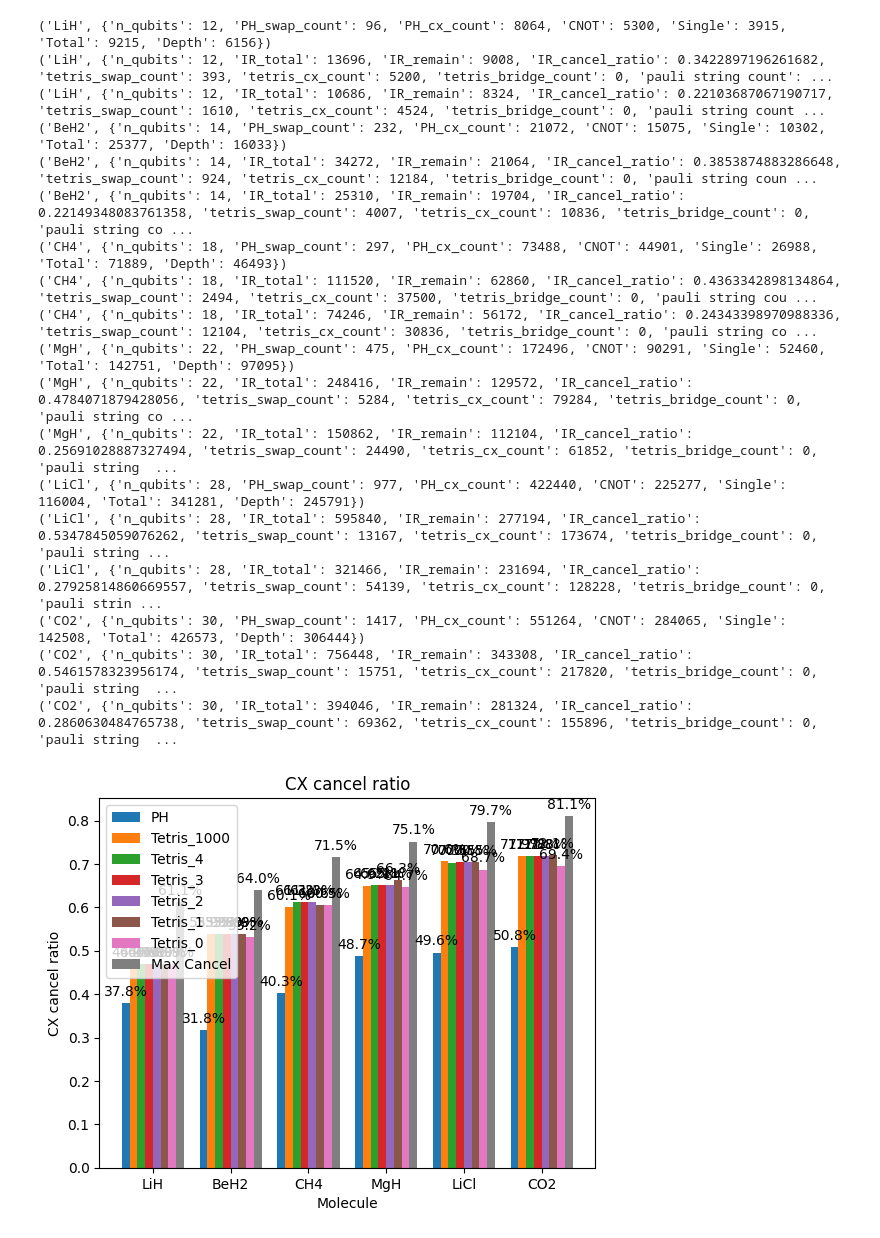
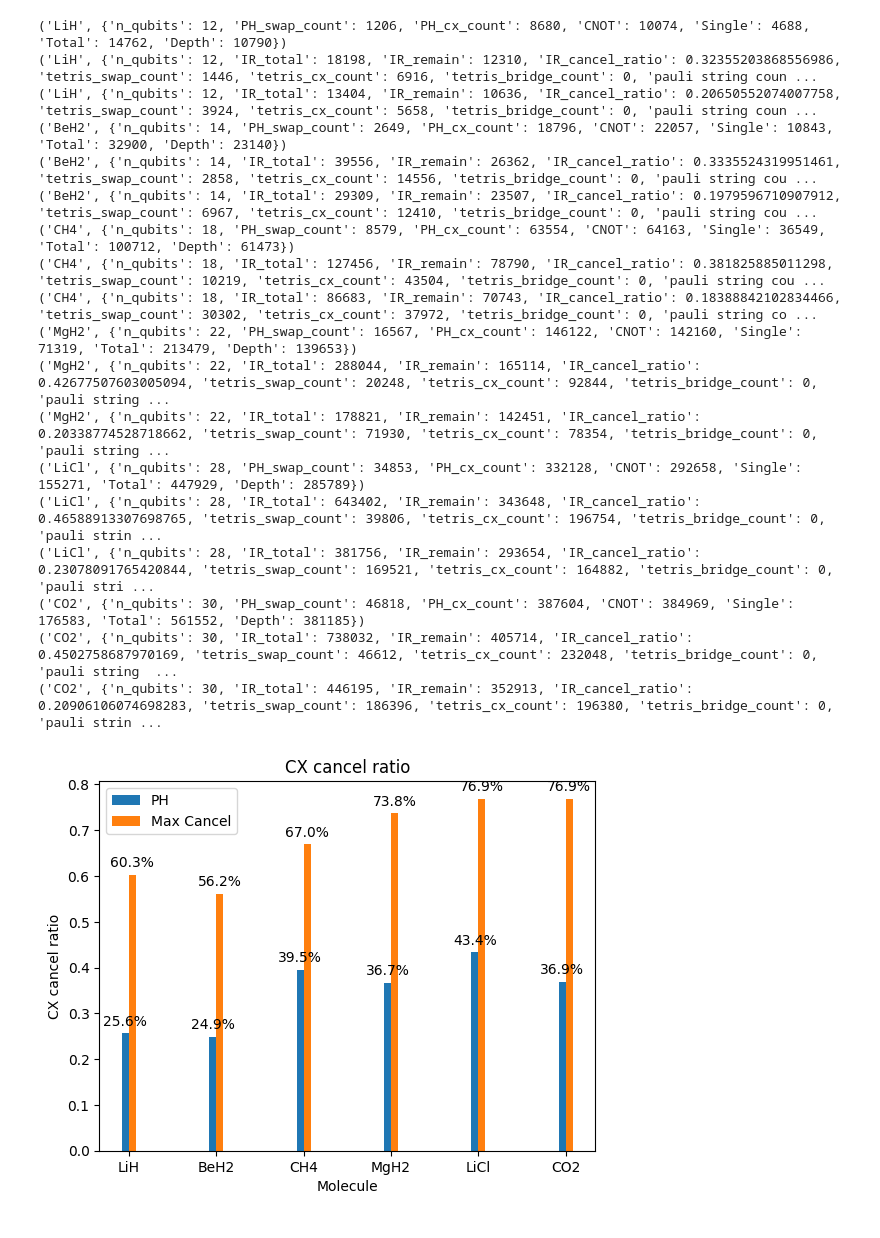
Before and after one commit to abclzr/vqe_tetris, a Jupyter notebook: core/result.ipynb, the cells around one changed output. Saved outputs shown, nothing was run; the diff lists cells and outputs as text; code cells hidden in the pictures.

Commit message:
add bravyi_kitaev and parity

```diff
--- a/core/result.ipynb
+++ b/core/result.ipynb
@@ -6,14 +6,19 @@ def pickle_load(filename):
         obj = pickle.load(f)
     return obj
 
-PH_data_list = pickle_load('PH_data.pickle')
-Tetris_data_list = pickle_load('Tetris_swap_coefficient_3_data.pickle')
-Max_cancel_data_list = pickle_load('Tetris_max_cancel_data.pickle')
+# mapper = 'jordan_wigner'
+mapper = 'bravyi_kitaev'
+# mapper = 'parity'
 
-swap_coefficients = [1000, 4, 3, 2, 1, 0]
+PH_data_list = pickle_load(f'runs/{mapper}/PH_data.pickle')
+Tetris_data_list = pickle_load(f'runs/{mapper}/Tetris_data.pickle')
+Max_cancel_data_list = pickle_load(f'runs/{mapper}/Tetris_max_cancel_data.pickle')
+
+# swap_coefficients = [1000, 4, 3, 2, 1, 0.75, 0.5, 0.25, 0]
+swap_coefficients = []
 Tetris_swap_coefficient_data_list = {}
 for swap_coeff in swap_coefficients:
-    Tetris_swap_coefficient_data_list[swap_coeff] = pickle_load(f'Tetris_swap_coefficient_{swap_coeff}_data.pickle')
+    Tetris_swap_coefficient_data_list[swap_coeff] = pickle_load(f'runs/{mapper}/Tetris_swap_coefficient_{swap_coeff}_data.pickle')
 # %%
 categories = []
 ph_cx_cancel_ratio = []
@@ -60,24 +65,24 @@ for i, (ph_data, tetris_data, max_cancel_data) in enumerate(zip(PH_data_list, Te
         tetris_various_swaps[j].append(data['tetris_swap_count'])
         tetris_various_cnots[j].append(data['CNOT'])
 # %% [output]
-('LiH', {'n_qubits': 12, 'PH_swap_count': 96, 'PH_cx_count': 8064, 'CNOT': 5300, 'Single': 3915, 'Total': 9215, 'Depth': 6156})
-('LiH', {'n_qubits': 12, 'IR_total': 13696, 'IR_remain': 9008, 'IR_cancel_ratio': 0.3422897196261682, 'tetris_swap_count': 393, 'tetris_cx_count': 5200, 'tetris_bridge_count': 0, 'pauli string count': ...
-('LiH', {'n_qubits': 12, 'IR_total': 10686, 'IR_remain': 8324, 'IR_cancel_ratio': 0.22103687067190717, 'tetris_swap_count': 1610, 'tetris_cx_count': 4524, 'tetris_bridge_count': 0, 'pauli string count ...
-('BeH2', {'n_qubits': 14, 'PH_swap_count': 232, 'PH_cx_count': 21072, 'CNOT': 15075, 'Single': 10302, 'Total': 25377, 'Depth': 16033})
-('BeH2', {'n_qubits': 14, 'IR_total': 34272, 'IR_remain': 21064, 'IR_cancel_ratio': 0.3853874883286648, 'tetris_swap_count': 924, 'tetris_cx_count': 12184, 'tetris_bridge_count': 0, 'pauli string coun ...
-('BeH2', {'n_qubits': 14, 'IR_total': 25310, 'IR_remain': 19704, 'IR_cancel_ratio': 0.22149348083761358, 'tetris_swap_count': 4007, 'tetris_cx_count': 10836, 'tetris_bridge_count': 0, 'pauli string co ...
-('CH4', {'n_qubits': 18, 'PH_swap_count': 297, 'PH_cx_count': 73488, 'CNOT': 44901, 'Single': 26988, 'Total': 71889, 'Depth': 46493})
-('CH4', {'n_qubits': 18, 'IR_total': 111520, 'IR_remain': 62860, 'IR_cancel_ratio': 0.4363342898134864, 'tetris_swap_count': 2494, 'tetris_cx_count': 37500, 'tetris_bridge_count': 0, 'pauli string cou ...
-('CH4', {'n_qubits': 18, 'IR_total': 74246, 'IR_remain': 56172, 'IR_cancel_ratio': 0.24343398970988336, 'tetris_swap_count': 12104, 'tetris_cx_count': 30836, 'tetris_bridge_count': 0, 'pauli string co ...
-('MgH', {'n_qubits': 22, 'PH_swap_count': 475, 'PH_cx_count': 172496, 'CNOT': 90291, 'Single': 52460, 'Total': 142751, 'Depth': 97095})
-('MgH', {'n_qubits': 22, 'IR_total': 248416, 'IR_remain': 129572, 'IR_cancel_ratio': 0.4784071879428056, 'tetris_swap_count': 5284, 'tetris_cx_count': 79284, 'tetris_bridge_count': 0, 'pauli string co ...
-('MgH', {'n_qubits': 22, 'IR_total': 150862, 'IR_remain': 112104, 'IR_cancel_ratio': 0.25691028887327494, 'tetris_swap_count': 24490, 'tetris_cx_count': 61852, 'tetris_bridge_count': 0, 'pauli string  ...
-('LiCl', {'n_qubits': 28, 'PH_swap_count': 977, 'PH_cx_count': 422440, 'CNOT': 225277, 'Single': 116004, 'Total': 341281, 'Depth': 245791})
-('LiCl', {'n_qubits': 28, 'IR_total': 595840, 'IR_remain': 277194, 'IR_cancel_ratio': 0.5347845059076262, 'tetris_swap_count': 13167, 'tetris_cx_count': 173674, 'tetris_bridge_count': 0, 'pauli string ...
-('LiCl', {'n_qubits': 28, 'IR_total': 321466, 'IR_remain': 231694, 'IR_cancel_ratio': 0.27925814860669557, 'tetris_swap_count': 54139, 'tetris_cx_count': 128228, 'tetris_bridge_count': 0, 'pauli strin ...
-('CO2', {'n_qubits': 30, 'PH_swap_count': 1417, 'PH_cx_count': 551264, 'CNOT': 284065, 'Single': 142508, 'Total': 426573, 'Depth': 306444})
-('CO2', {'n_qubits': 30, 'IR_total': 756448, 'IR_remain': 343308, 'IR_cancel_ratio': 0.5461578323956174, 'tetris_swap_count': 15751, 'tetris_cx_count': 217820, 'tetris_bridge_count': 0, 'pauli string  ...
-('CO2', {'n_qubits': 30, 'IR_total': 394046, 'IR_remain': 281324, 'IR_cancel_ratio': 0.2860630484765738, 'tetris_swap_count': 69362, 'tetris_cx_count': 155896, 'tetris_bridge_count': 0, 'pauli string  ...
+('LiH', {'n_qubits': 12, 'PH_swap_count': 1206, 'PH_cx_count': 8680, 'CNOT': 10074, 'Single': 4688, 'Total': 14762, 'Depth': 10790})
+('LiH', {'n_qubits': 12, 'IR_total': 18198, 'IR_remain': 12310, 'IR_cancel_ratio': 0.32355203868556986, 'tetris_swap_count': 1446, 'tetris_cx_count': 6916, 'tetris_bridge_count': 0, 'pauli string coun ...
+('LiH', {'n_qubits': 12, 'IR_total': 13404, 'IR_remain': 10636, 'IR_cancel_ratio': 0.20650552074007758, 'tetris_swap_count': 3924, 'tetris_cx_count': 5658, 'tetris_bridge_count': 0, 'pauli string coun ...
+('BeH2', {'n_qubits': 14, 'PH_swap_count': 2649, 'PH_cx_count': 18796, 'CNOT': 22057, 'Single': 10843, 'Total': 32900, 'Depth': 23140})
+('BeH2', {'n_qubits': 14, 'IR_total': 39556, 'IR_remain': 26362, 'IR_cancel_ratio': 0.3335524319951461, 'tetris_swap_count': 2858, 'tetris_cx_count': 14556, 'tetris_bridge_count': 0, 'pauli string cou ...
+('BeH2', {'n_qubits': 14, 'IR_total': 29309, 'IR_remain': 23507, 'IR_cancel_ratio': 0.1979596710907912, 'tetris_swap_count': 6967, 'tetris_cx_count': 12410, 'tetris_bridge_count': 0, 'pauli string cou ...
+('CH4', {'n_qubits': 18, 'PH_swap_count': 8579, 'PH_cx_count': 63554, 'CNOT': 64163, 'Single': 36549, 'Total': 100712, 'Depth': 61473})
+('CH4', {'n_qubits': 18, 'IR_total': 127456, 'IR_remain': 78790, 'IR_cancel_ratio': 0.381825885011298, 'tetris_swap_count': 10219, 'tetris_cx_count': 43504, 'tetris_bridge_count': 0, 'pauli string cou ...
+('CH4', {'n_qubits': 18, 'IR_total': 86683, 'IR_remain': 70743, 'IR_cancel_ratio': 0.18388842102834466, 'tetris_swap_count': 30302, 'tetris_cx_count': 37972, 'tetris_bridge_count': 0, 'pauli string co ...
+('MgH2', {'n_qubits': 22, 'PH_swap_count': 16567, 'PH_cx_count': 146122, 'CNOT': 142160, 'Single': 71319, 'Total': 213479, 'Depth': 139653})
+('MgH2', {'n_qubits': 22, 'IR_total': 288044, 'IR_remain': 165114, 'IR_cancel_ratio': 0.42677507603005094, 'tetris_swap_count': 20248, 'tetris_cx_count': 92844, 'tetris_bridge_count': 0, 'pauli string ...
+('MgH2', {'n_qubits': 22, 'IR_total': 178821, 'IR_remain': 142451, 'IR_cancel_ratio': 0.20338774528718662, 'tetris_swap_count': 71930, 'tetris_cx_count': 78354, 'tetris_bridge_count': 0, 'pauli string ...
+('LiCl', {'n_qubits': 28, 'PH_swap_count': 34853, 'PH_cx_count': 332128, 'CNOT': 292658, 'Single': 155271, 'Total': 447929, 'Depth': 285789})
+('LiCl', {'n_qubits': 28, 'IR_total': 643402, 'IR_remain': 343648, 'IR_cancel_ratio': 0.46588913307698765, 'tetris_swap_count': 39806, 'tetris_cx_count': 196754, 'tetris_bridge_count': 0, 'pauli strin ...
+('LiCl', {'n_qubits': 28, 'IR_total': 381756, 'IR_remain': 293654, 'IR_cancel_ratio': 0.23078091765420844, 'tetris_swap_count': 169521, 'tetris_cx_count': 164882, 'tetris_bridge_count': 0, 'pauli stri ...
+('CO2', {'n_qubits': 30, 'PH_swap_count': 46818, 'PH_cx_count': 387604, 'CNOT': 384969, 'Single': 176583, 'Total': 561552, 'Depth': 381185})
+('CO2', {'n_qubits': 30, 'IR_total': 738032, 'IR_remain': 405714, 'IR_cancel_ratio': 0.4502758687970169, 'tetris_swap_count': 46612, 'tetris_cx_count': 232048, 'tetris_bridge_count': 0, 'pauli string  ...
+('CO2', {'n_qubits': 30, 'IR_total': 446195, 'IR_remain': 352913, 'IR_cancel_ratio': 0.20906106074698283, 'tetris_swap_count': 186396, 'tetris_cx_count': 196380, 'tetris_bridge_count': 0, 'pauli strin ...
 # %%
 import matplotlib.pyplot as plt
 import numpy as np
@@ -85,36 +90,36 @@ import numpy as np
 x = np.arange(len(categories))
 
 # Define the width of each bar
-bar_width = 0.10
+bar_width = 0.08
 length = 2 + len(swap_coefficients)
 positions = [(i + 0.5 - length/2) * bar_width for i in range(length)]
 
 # Create the grouped bar chart
 plt.bar(x + positions[0], ph_cx_cancel_ratio, bar_width, label='PH')
 for i, position in enumerate(positions[1:-1]):
     plt.bar(x + position, tetris_various_cx_cancel_ratio[i], bar_width, label=f'Tetris_{swap_coefficients[i]}')
 plt.bar(x + positions[-1], max_cancel_cx_cancel_ratio, bar_width, label='Max Cancel')
 # Add labels to the bars
 for i in range(len(categories)):
     for position, datalist in zip(positions, [ph_cx_cancel_ratio] + tetris_various_cx_cancel_ratio + [max_cancel_cx_cancel_ratio]):
         plt.text(x[i] + position, datalist[i] + 0.01, str(round(datalist[i] * 100, 1)) + '%', ha='center', va='bottom')
     # plt.text(x[i] + positions[0], ph_cx_cancel_ratio[i] + 0.01, str(round(ph_cx_cancel_ratio[i] * 100, 1)) + '%', ha='center', va='bottom')
     # plt.text(x[i], tetris_cx_cancel_ratio[i] + 0.01, str(round(tetris_cx_cancel_ratio[i] * 100, 1)) + '%', ha='center', va='bottom')
     # plt.text(x[i] + positions[-1], max_cancel_cx_cancel_ratio[i] + 0.01, str(round(max_cancel_cx_cancel_ratio[i] * 100, 1)) + '%', ha='center', va='bottom')
 
 # Add category labels to the x-axis
 plt.xticks(x, categories)
 
 # Add labels and a legend
 plt.xlabel('Molecule')
 plt.ylabel('CX cancel ratio')
 plt.title('CX cancel ratio')
 plt.legend()
 
 # Show the plot
 plt.show()
 # %% [output]
-[figure, old version]
+[figure, new version]
 # %%
 x = np.arange(len(categories))
 
```
Also changed, not shown: parts of 2 cells of this notebook, 30 other files.
